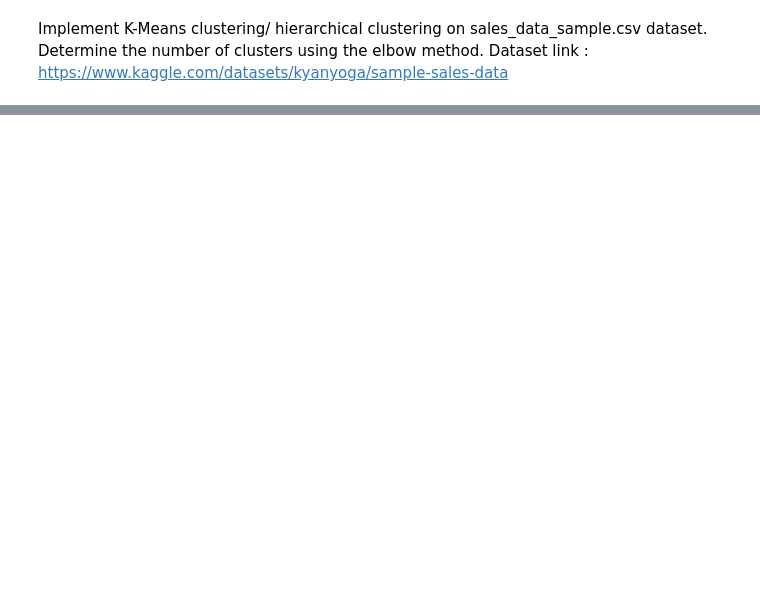
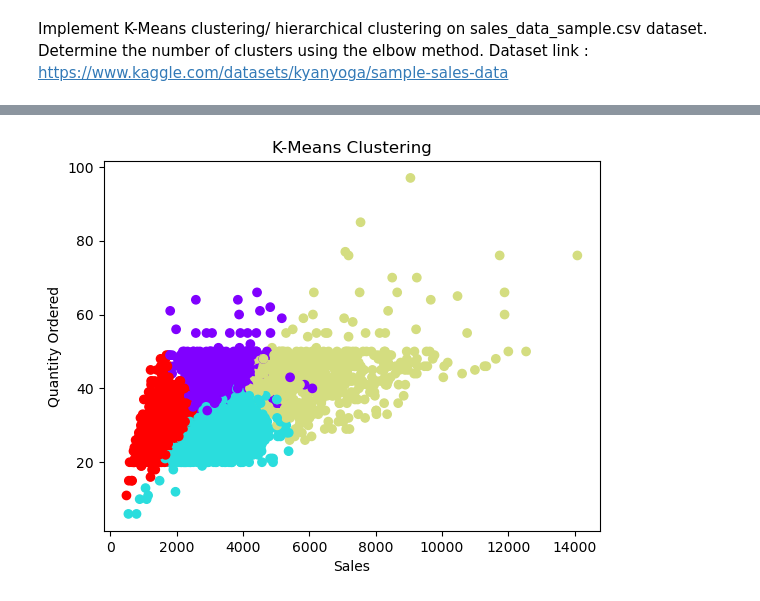
Before and after one commit to vishal0838/LP-3-Praticals-, a Jupyter notebook: ML/p4.ipynb, the cells around one changed output, grey strips where cells are left out. Saved outputs shown, nothing was run; the diff lists cells and outputs as text; code cells hidden in the pictures; blank space fills up the shorter version.

```diff
--- a/ML/p4.ipynb
+++ b/ML/p4.ipynb
@@ -188,0 +91,9 @@ Final results:
+# %%
+kmeans = KMeans(n_clusters=4, random_state=42, n_init=10)
+
+data['Cluster'] = kmeans.fit_predict(scaled_data)
+
+print(data.head())
+
+print("\nCluster Counts:")
+print(data['Cluster'].value_counts())
@@ -188,0 +115,10 @@ Final results:
+# %%
+plt.scatter(data['SALES'], data['QUANTITYORDERED'],
+            c=data['Cluster'], cmap='rainbow')
+
+plt.title("K-Means Clustering")
+plt.xlabel("Sales")
+plt.ylabel("Quantity Ordered")
+plt.show()
+# %% [output]
+[figure, added]
```
Also changed, not shown: parts of 11 cells of this notebook, 2 other files.
